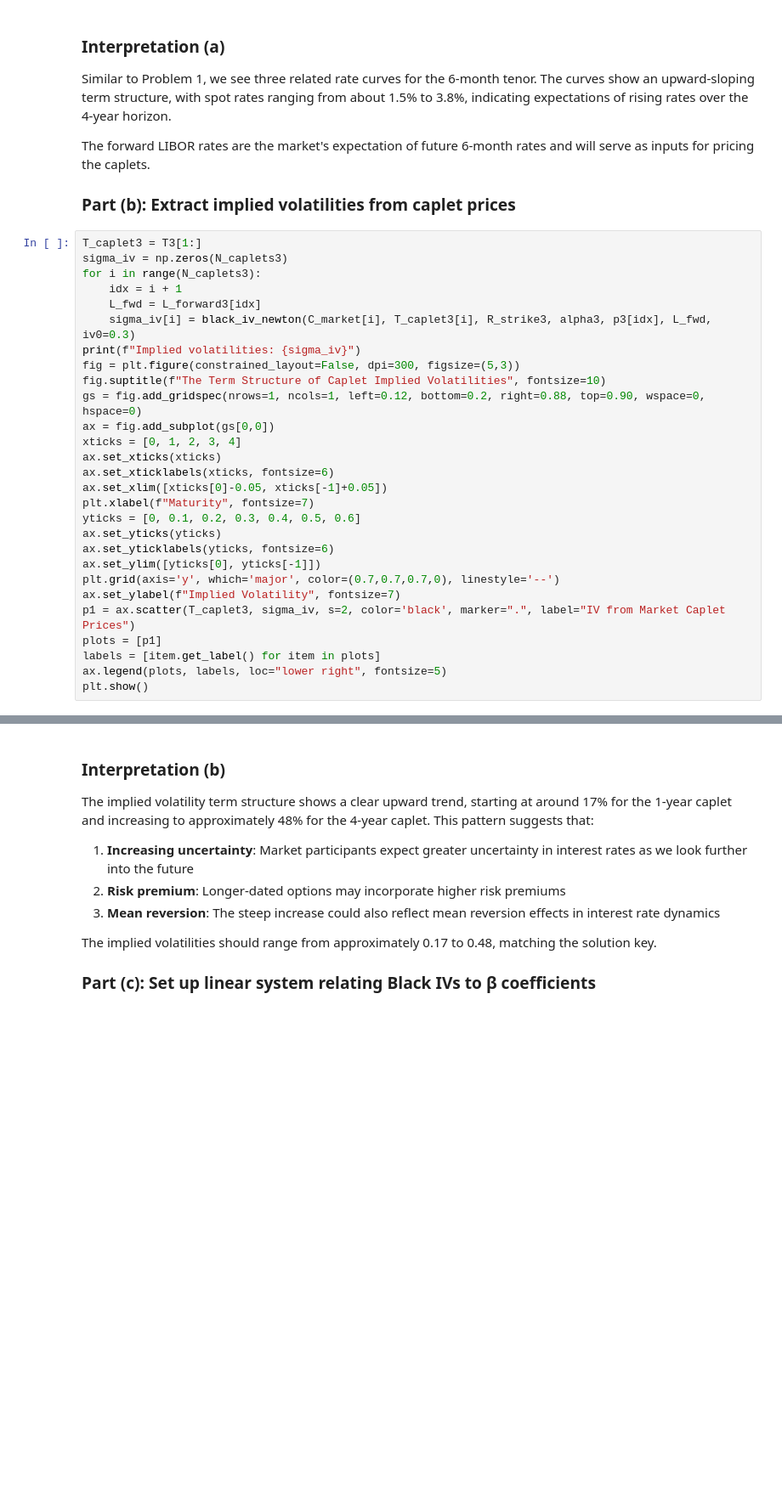
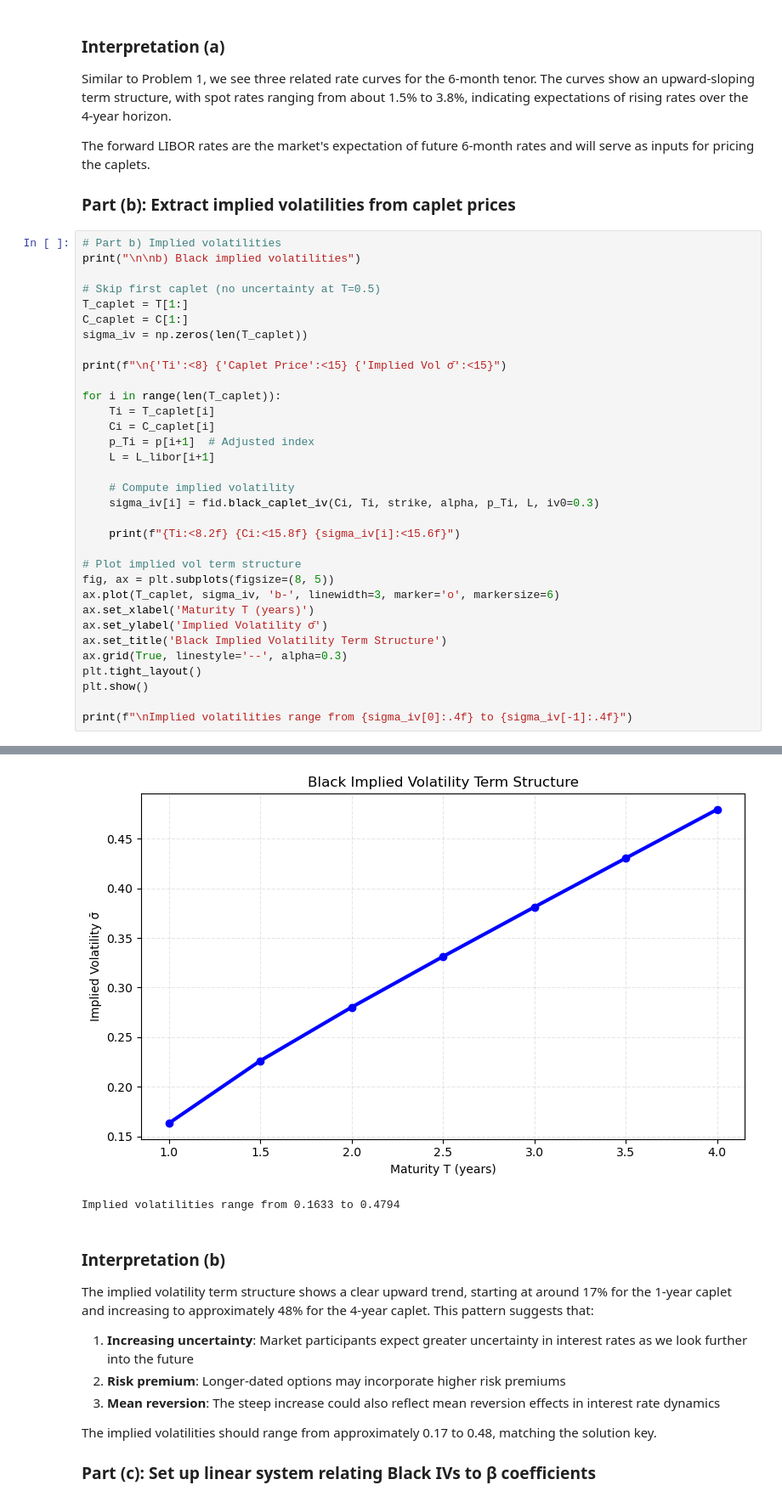
Before and after one commit to oliviarytter/FixedIncomeCO, a Jupyter notebook: Problem sets/PS10/problem_set_week_10_solution.ipynb, the cells around one changed output, grey strips where cells are left out. Shown at 85% size. Drawn from its saved outputs; the diff is of its cells as text; blank space fills up the shorter version.

```diff
--- a/Problem sets/PS10/problem_set_week_10_solution.ipynb
+++ b/Problem sets/PS10/problem_set_week_10_solution.ipynb
@@ -406,31 +509,37 @@ Similar to Problem 1, we see three related rate curves for the 6-month tenor. Th
 The forward LIBOR rates are the market's expectation of future 6-month rates and will serve as inputs for pricing the caplets.
 
 ### Part (b): Extract implied volatilities from caplet prices
-# %%
-T_caplet3 = T3[1:]
-sigma_iv = np.zeros(N_caplets3)
-for i in range(N_caplets3):
-    idx = i + 1
-    L_fwd = L_forward3[idx]
-    sigma_iv[i] = black_iv_newton(C_market[i], T_caplet3[i], R_strike3, alpha3, p3[idx], L_fwd, iv0=0.3)
-print(f"Implied volatilities: {sigma_iv}")
-fig = plt.figure(constrained_layout=False, dpi=300, figsize=(5,3))
-fig.suptitle(f"The Term Structure of Caplet Implied Volatilities", fontsize=10)
-gs = fig.add_gridspec(nrows=1, ncols=1, left=0.12, bottom=0.2, right=0.88, top=0.90, wspace=0, hspace=0)
-ax = fig.add_subplot(gs[0,0])
-xticks = [0, 1, 2, 3, 4]
-ax.set_xticks(xticks)
-ax.set_xticklabels(xticks, fontsize=6)
-ax.set_xlim([xticks[0]-0.05, xticks[-1]+0.05])
-plt.xlabel(f"Maturity", fontsize=7)
-yticks = [0, 0.1, 0.2, 0.3, 0.4, 0.5, 0.6]
-ax.set_yticks(yticks)
-ax.set_yticklabels(yticks, fontsize=6)
-ax.set_ylim([yticks[0], yticks[-1]])
-plt.grid(axis='y', which='major', color=(0.7,0.7,0.7,0), linestyle='--')
-ax.set_ylabel(f"Implied Volatility", fontsize=7)
-p1 = ax.scatter(T_caplet3, sigma_iv, s=2, color='black', marker=".", label="IV from Market Caplet Prices")
-plots = [p1]
-labels = [item.get_label() for item in plots]
-ax.legend(plots, labels, loc="lower right", fontsize=5)
-plt.show()
+# %%
+# Part b) Implied volatilities
+print("\n\nb) Black implied volatilities")
+
+# Skip first caplet (no uncertainty at T=0.5)
+T_caplet = T[1:]
+C_caplet = C[1:]
+sigma_iv = np.zeros(len(T_caplet))
+
+print(f"\n{'Ti':<8} {'Caplet Price':<15} {'Implied Vol σ̄':<15}")
+
+for i in range(len(T_caplet)):
+    Ti = T_caplet[i]
+    Ci = C_caplet[i]
+    p_Ti = p[i+1]  # Adjusted index
+    L = L_libor[i+1]
+
+    # Compute implied volatility
+    sigma_iv[i] = fid.black_caplet_iv(Ci, Ti, strike, alpha, p_Ti, L, iv0=0.3)
+
+    print(f"{Ti:<8.2f} {Ci:<15.8f} {sigma_iv[i]:<15.6f}")
+
+# Plot implied vol term structure
+fig, ax = plt.subplots(figsize=(8, 5))
+ax.plot(T_caplet, sigma_iv, 'b-', linewidth=3, marker='o', markersize=6)
+ax.set_xlabel('Maturity T (years)')
+ax.set_ylabel('Implied Volatility σ̄')
+ax.set_title('Black Implied Volatility Term Structure')
+ax.grid(True, linestyle='--', alpha=0.3)
+plt.tight_layout()
+plt.show()
+
+print(f"\nImplied volatilities range from {sigma_iv[0]:.4f} to {sigma_iv[-1]:.4f}")
+# %% [output]
@@ -437,3 +556,5 @@ plt.show()
+[figure, added]
+Implied volatilities range from 0.1633 to 0.4794
 # %% [markdown]
 ### Interpretation (b)
 The implied volatility term structure shows a clear upward trend, starting at around 17% for the 1-year caplet and increasing to approximately 48% for the 4-year caplet. This pattern suggests that:
```
Also changed, not shown: parts of 14 cells of this notebook, 2 other files.
